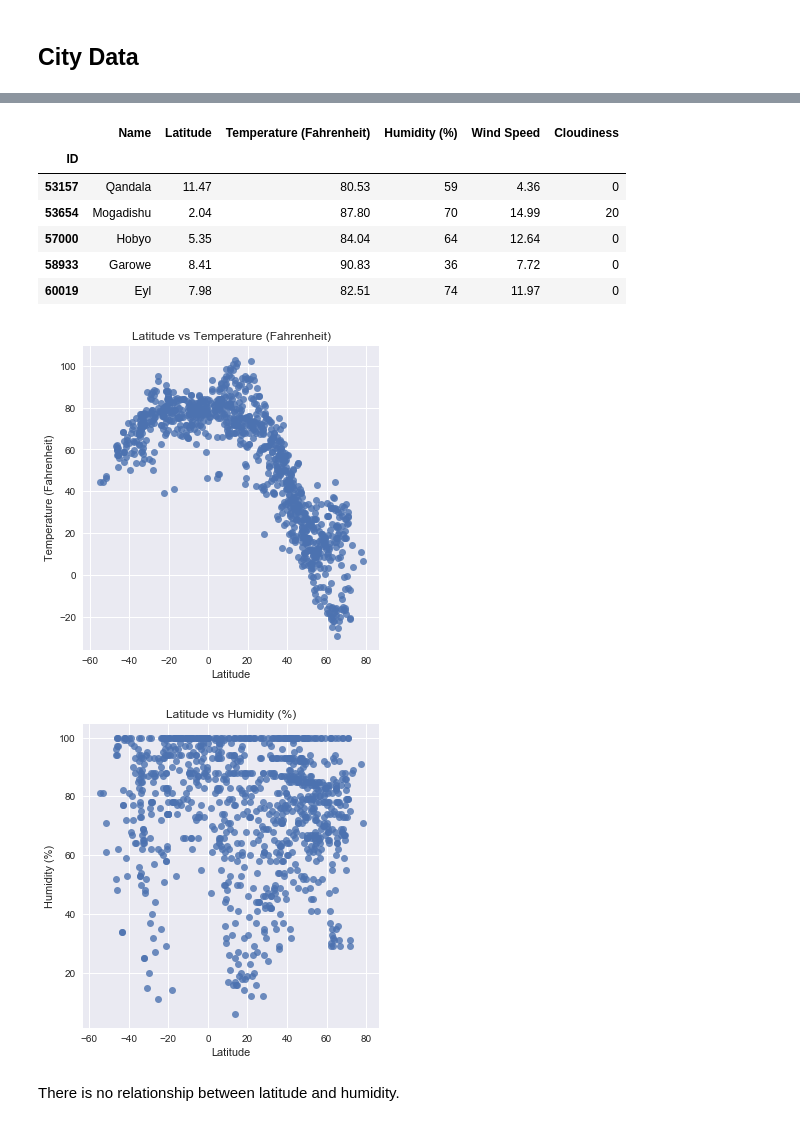
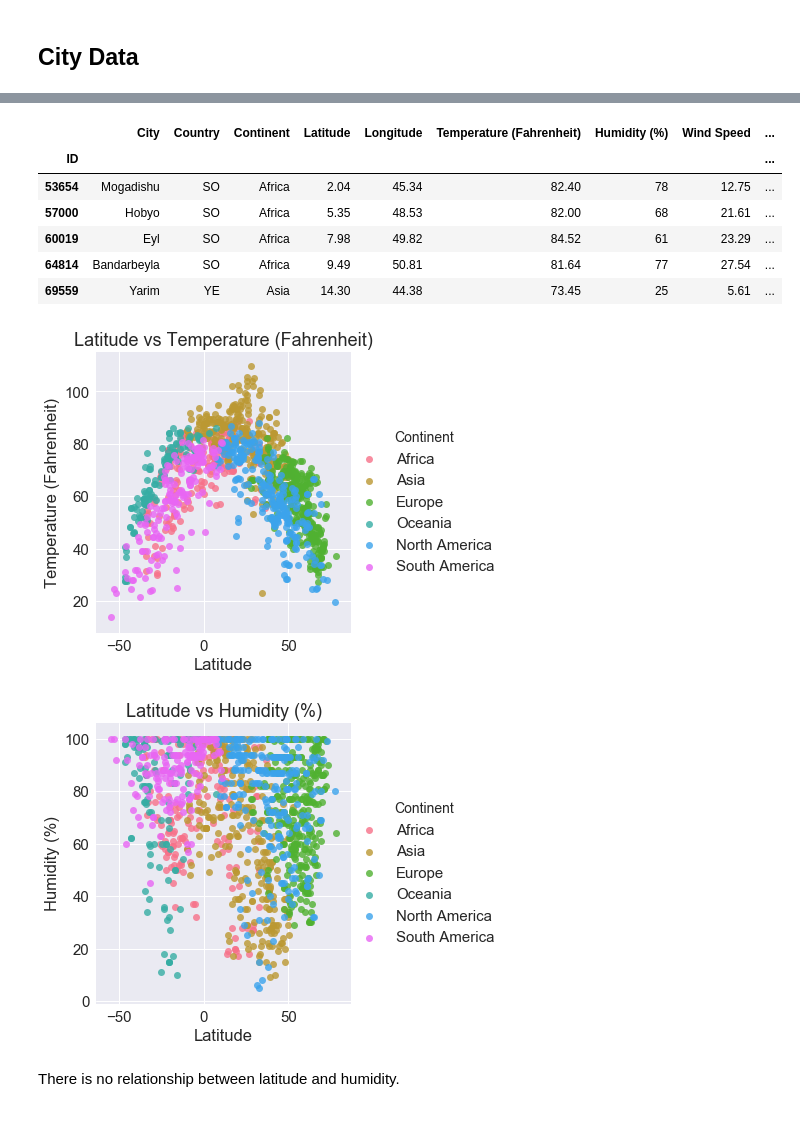
Before and after one commit to hmlanden/UCBerkeley_HomeworkAssignment6, a Jupyter notebook: WeatherPy.ipynb, the cells around one changed output, grey strips where cells are left out. Cells and saved outputs as stored; diff of their text form; code cells hidden in the pictures.

Commit message:
add continent dimension, change color scheme, clean up folders and api key, create new readme

```diff
--- a/WeatherPy.ipynb
+++ b/WeatherPy.ipynb
@@ -110,8 +136,12 @@ NameError: name 'openWeatherURL' is not defined
 cleanedWeather_df = pd.DataFrame(weatherData_list).set_index('ID')
 
 # rearrange columns sensibly
-cleanedWeather_df = cleanedWeather_df[['Name', 'Latitude', 'Temperature (Fahrenheit)',\
-                                       'Humidity (%)', 'Wind Speed','Cloudiness']].sort_index(ascending=True)
+cleanedWeather_df = cleanedWeather_df[['City', 'Country', 'Continent',
+                                       'Latitude', 'Longitude',
+                                       'Temperature (Fahrenheit)',
+                                       'Humidity (%)',
+                                       'Wind Speed',
+                                       'Cloudiness']].sort_index(ascending=True)
 
 # export the csv
 cleanedWeather_df.to_csv("WeatherData.csv")
@@ -119,40 +149,52 @@ cleanedWeather_df.to_csv("WeatherData.csv")
 # eyeball our data
 cleanedWeather_df.head()
 # %% [output]
-|  | Name | Latitude | Temperature (Fahrenheit) | Humidity (%) | Wind Speed | Cloudiness |
-| ID |  |  |  |  |  |  |
-| 53157 | Qandala | 11.47 | 80.53 | 59 | 4.36 | 0 |
-| 53654 | Mogadishu | 2.04 | 87.80 | 70 | 14.99 | 20 |
-| 57000 | Hobyo | 5.35 | 84.04 | 64 | 12.64 | 0 |
-| 58933 | Garowe | 8.41 | 90.83 | 36 | 7.72 | 0 |
-| 60019 | Eyl | 7.98 | 82.51 | 74 | 11.97 | 0 |
+|  | City | Country | Continent | Latitude | Longitude | Temperature (Fahrenheit) | Humidity (%) | Wind Speed | ... |
+| ID |  |  |  |  |  |  |  |  | ... |
+| 53654 | Mogadishu | SO | Africa | 2.04 | 45.34 | 82.40 | 78 | 12.75 | ... |
+| 57000 | Hobyo | SO | Africa | 5.35 | 48.53 | 82.00 | 68 | 21.61 | ... |
+| 60019 | Eyl | SO | Africa | 7.98 | 49.82 | 84.52 | 61 | 23.29 | ... |
+| 64814 | Bandarbeyla | SO | Africa | 9.49 | 50.81 | 81.64 | 77 | 27.54 | ... |
+| 69559 | Yarim | YE | Asia | 14.30 | 44.38 | 73.45 | 25 | 5.61 | ... |
 # %%
 # -----------------------------------------------------------------------------------
 # Step 5: Generate charts.
 #  1) Temperature (F) vs. Latitude
 #  2) Humidity (%) vs. Latitude
 #  3) Cloudiness (%) vs. Latitude
 #  4) Wind Speed (mph) vs. Latitude
 # -----------------------------------------------------------------------------------
-sns.set()
+sns.set_style("darkgrid")
+sns.set_context("notebook", font_scale=1.5, rc={"lines.linewidth": 2.5})
 
 # Chart 1: Temperature vs Latitude
-latVsTemp_plot = sns.lmplot(x='Latitude', y='Temperature (Fahrenheit)', data=cleanedWeather_df,\
-                           fit_reg=False)
+latVsTemp_plot = sns.lmplot(x='Latitude',
+                            y='Temperature (Fahrenheit)',
+                            data=cleanedWeather_df,
+                            hue='Continent',
+                            fit_reg=False,
+                            palette='husl')
 plt.title("Latitude vs Temperature (Fahrenheit)")
-plt.savefig("latXtemp.png")
+plt.savefig("images/latXtemp.png")
 plt.show()
 # %% [output]
-[figure, old version]
+[figure, new version]
 # %%
 # Chart 2: humidity vs Latitude
-latVsTemp_plot = sns.lmplot(x='Latitude', y='Humidity (%)', data=cleanedWeather_df,\
-                           fit_reg=False)
+sns.set_style("darkgrid")
+sns.set_context("notebook", font_scale=1.5, rc={"lines.linewidth": 2.5})
+
+latVsTemp_plot = sns.lmplot(x='Latitude',
+                            y='Humidity (%)',
+                            data=cleanedWeather_df,
+                            hue='Continent',
+                            palette='husl',
+                            fit_reg=False)
 plt.title("Latitude vs Humidity (%)")
-plt.savefig("latXhumid.png")
+plt.savefig("images/latXhumid.png")
 plt.show()
 # %% [output]
-[figure, old version]
+[figure, new version]
 # %% [markdown]
 There is no relationship between latitude and humidity.
 # %%
```
Also changed, not shown: parts of 5 cells of this notebook, 19 other files.
